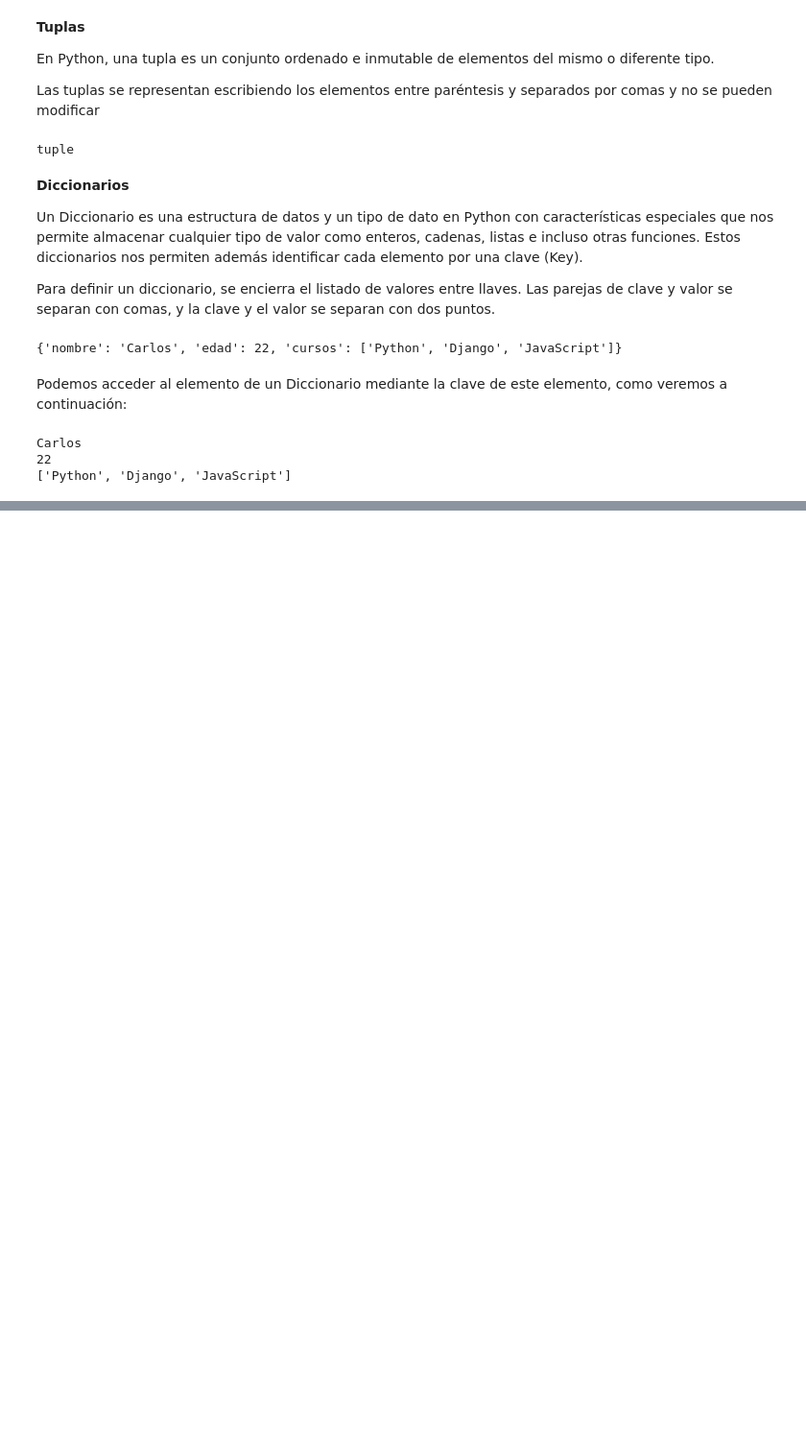
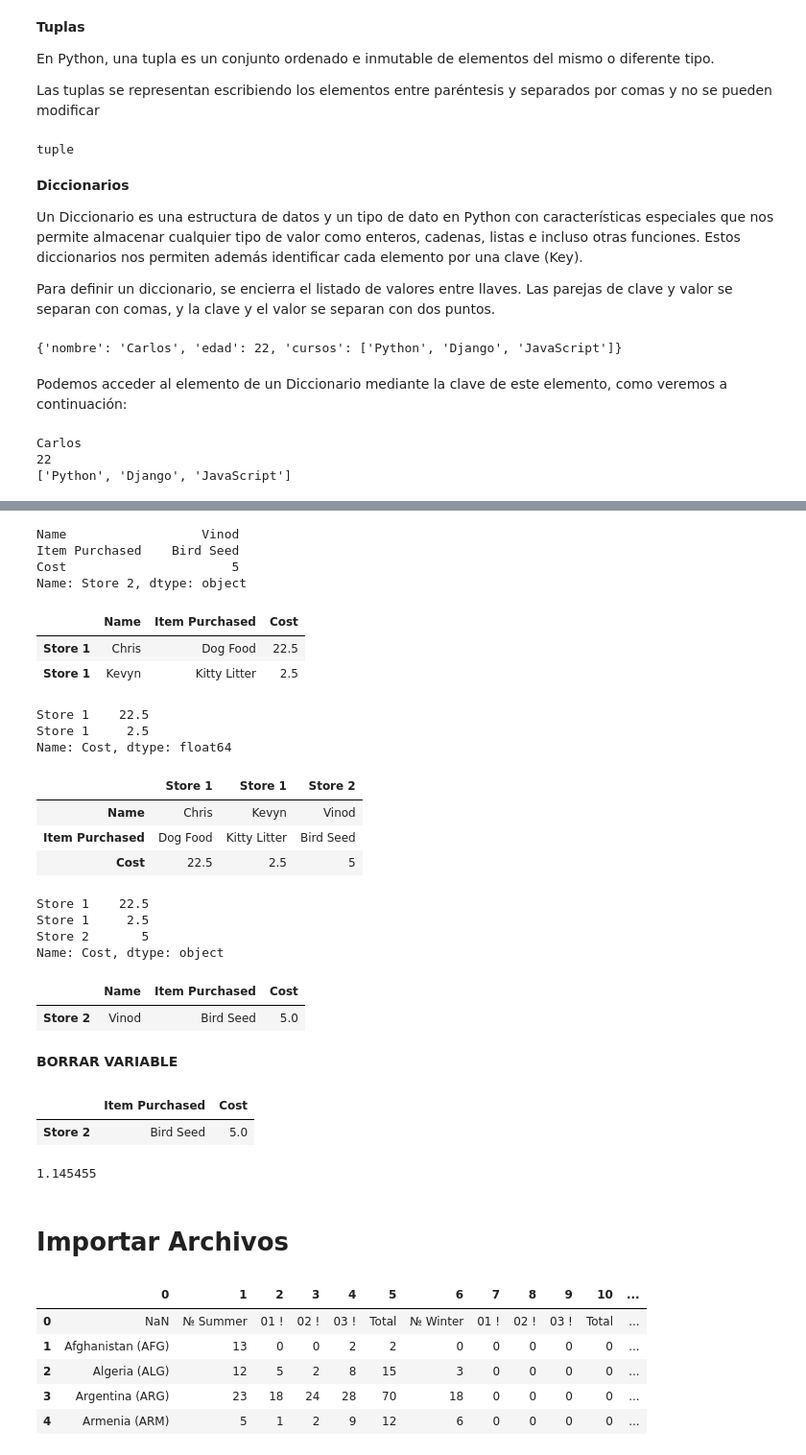
Before and after one commit to Oscar19922017/Ciencia-de-Datos, a Jupyter notebook: Introduccion_Python_2020.ipynb, the cells around one changed output, grey strips where cells are left out. Shown at 96% size. Saved outputs shown, nothing was run; the diff lists cells and outputs as text; code cells hidden in the pictures; blank space fills up the shorter version.

```diff
--- a/Introduccion_Python_2020.ipynb
+++ b/Introduccion_Python_2020.ipynb
@@ -386,0 +549,70 @@ Carlos
+# %%
+## Consultando contenido
+df.loc['Store 2']
+# %% [output]
+Name                  Vinod
+Item Purchased    Bird Seed
+Cost                      5
+Name: Store 2, dtype: object
+# %%
+df.loc['Store 1']
+# %% [output]
+|  | Name | Item Purchased | Cost |
+| Store 1 | Chris | Dog Food | 22.5 |
+| Store 1 | Kevyn | Kitty Litter | 2.5 |
+# %%
+df.loc['Store 1', 'Cost']
+# %% [output]
+Store 1    22.5
+Store 1     2.5
+Name: Cost, dtype: float64
+# %%
+## Trasponer
+df.T
+# %% [output]
+|  | Store 1 | Store 1 | Store 2 |
+| Name | Chris | Kevyn | Vinod |
+| Item Purchased | Dog Food | Kitty Litter | Bird Seed |
+| Cost | 22.5 | 2.5 | 5 |
+# %%
+df.T.loc['Cost']
+# %% [output]
+Store 1    22.5
+Store 1     2.5
+Store 2       5
+Name: Cost, dtype: object
+# %%
+## CREAR COPIA
+copy_df = df.copy()
+copy_df = copy_df.drop('Store 1')
+copy_df
+# %% [output]
+|  | Name | Item Purchased | Cost |
+| Store 2 | Vinod | Bird Seed | 5.0 |
+# %% [markdown]
+**BORRAR VARIABLE**
+# %%
+del copy_df['Name']
+copy_df
+# %% [output]
+|  | Item Purchased | Cost |
+| Store 2 | Bird Seed | 5.0 |
+# %%
+#Crear Variable
+df['Location'] = None
+d
+# %% [output]
+1.145455
+# %% [markdown]
+# **Importar Archivos**
+# %%
+#Importar csv
+df = pd.read_csv(r'olympics.csv')
+df.head()
+# %% [output]
+|  | 0 | 1 | 2 | 3 | 4 | 5 | 6 | 7 | 8 | 9 | 10 | ... |
+| 0 | NaN | № Summer | 01 ! | 02 ! | 03 ! | Total | № Winter | 01 ! | 02 ! | 03 ! | Total | ... |
+| 1 | Afghanistan (AFG) | 13 | 0 | 0 | 2 | 2 | 0 | 0 | 0 | 0 | 0 | ... |
+| 2 | Algeria (ALG) | 12 | 5 | 2 | 8 | 15 | 3 | 0 | 0 | 0 | 0 | ... |
+| 3 | Argentina (ARG) | 23 | 18 | 24 | 28 | 70 | 18 | 0 | 0 | 0 | 0 | ... |
+| 4 | Armenia (ARM) | 5 | 1 | 2 | 9 | 12 | 6 | 0 | 0 | 0 | 0 | ... |
```
Also changed, not shown: parts of 25 cells of this notebook.
